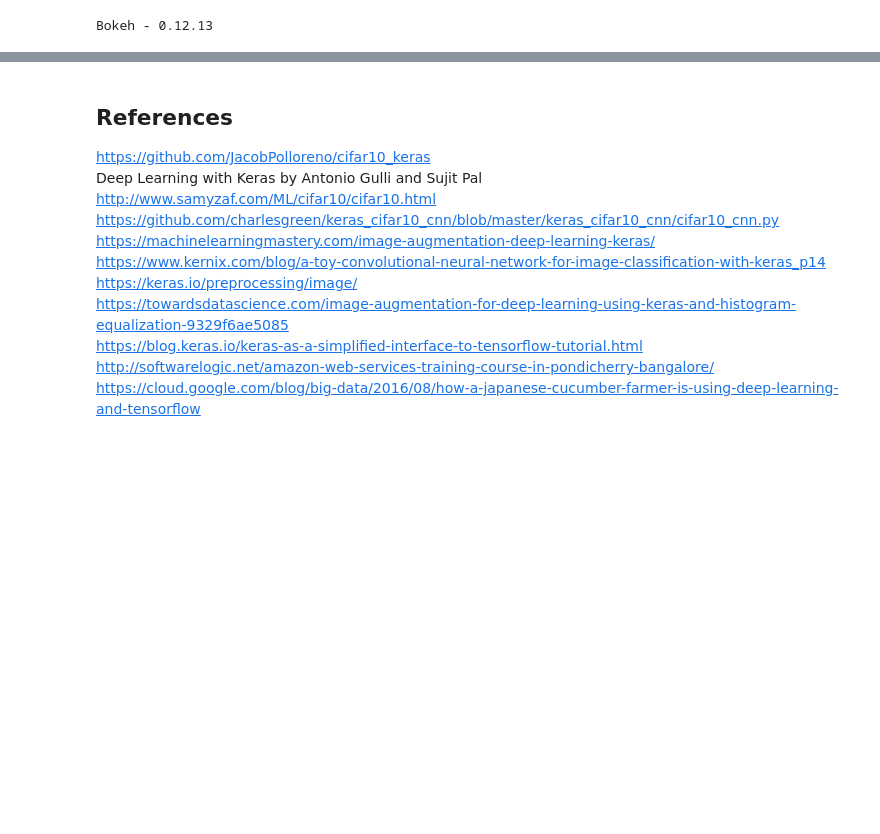
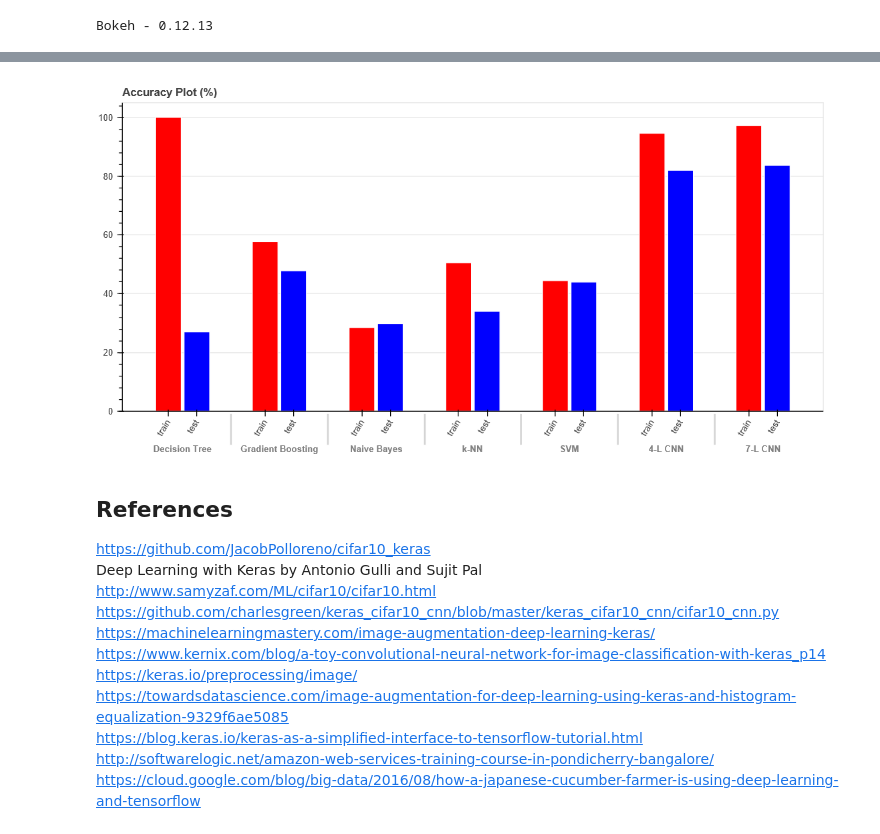
Before and after one commit to DineshVangumalli/cifar-10, a Jupyter notebook: cifar-10-classification-CNN-7L-SGD150-dataaugmentation.ipynb, the cells around one changed output, grey strips where cells are left out. Saved outputs shown, nothing was run; the diff lists cells and outputs as text; code cells hidden in the pictures; blank space fills up the shorter version.

```diff
--- a/cifar-10-classification-CNN-7L-SGD150-dataaugmentation.ipynb
+++ b/cifar-10-classification-CNN-7L-SGD150-dataaugmentation.ipynb
@@ -953,6 +955,11 @@ show(p)
 # %% [output]
 [interactive output not drawn]
 [interactive output not drawn]
+# %%
+from IPython.display import Image
+Image("images/bokeh_plot.png")
+# %% [output]
+[figure, added]
 # %% [markdown]
 ## References
 https://github.com/JacobPolloreno/cifar10_keras<br>
```
Also changed, not shown: parts of 1 cell of this notebook, 1 other file.
